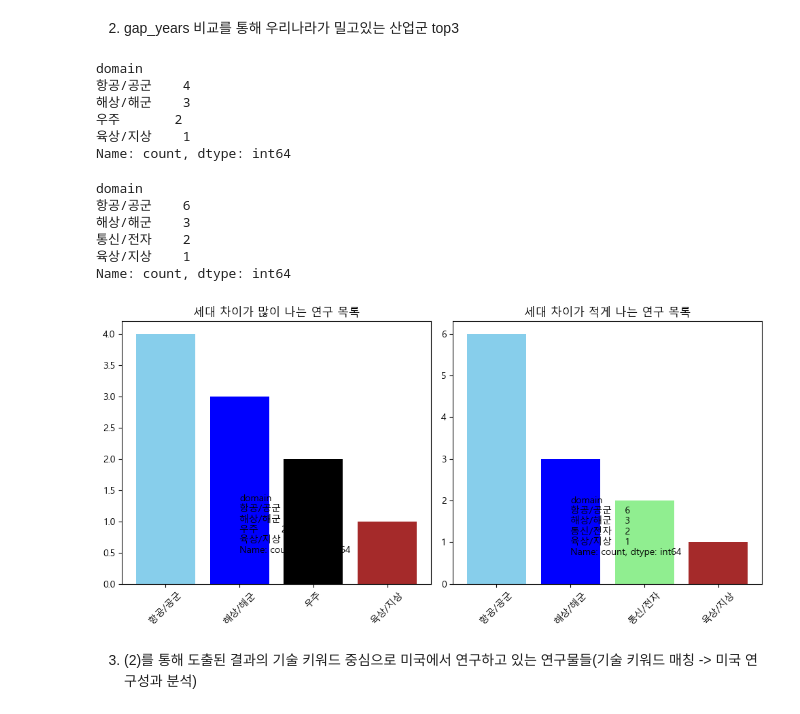
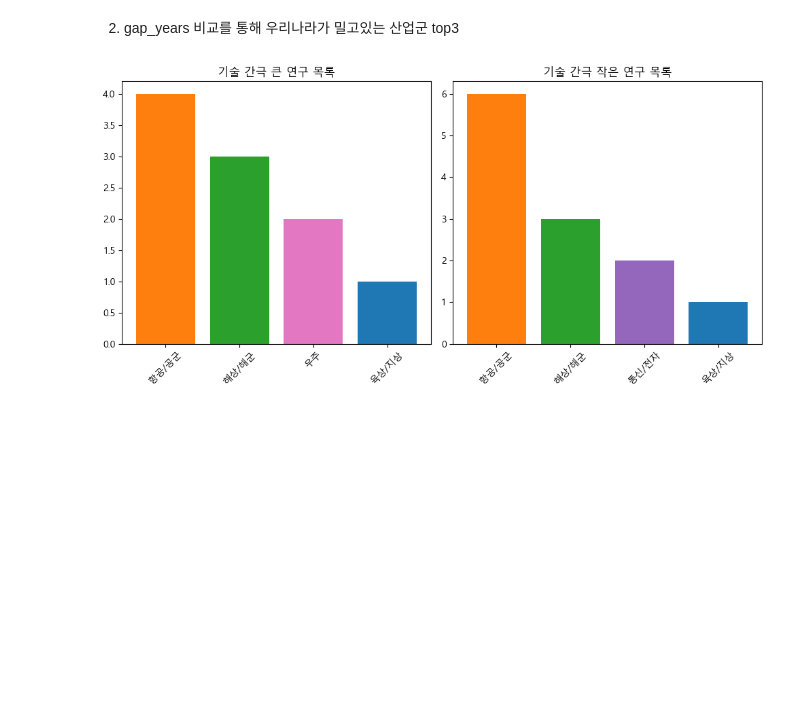
Before and after one commit to sooinp/Desktop, a Jupyter notebook: VSCode/크롤링프로젝트/판다스하기.ipynb, the cells around one changed output. Cells and saved outputs as stored; diff of their text form; code cells hidden in the pictures; blank space fills up the shorter version.

```diff
--- a/VSCode/크롤링프로젝트/판다스하기.ipynb
+++ b/VSCode/크롤링프로젝트/판다스하기.ipynb
@@ -359,0 +397,7 @@ Name: count, dtype: int64
+# %%
+df['kr_date'] = df['kr_date'].astype(str)
+df['us_date'] = df['us_date'].astype(str)
+df['kr_year'] = df['kr_date'].str.split('-').str[0]
+df['kr_month'] = df['kr_date'].str.split('-').str[1]
+df['us_year'] = df['us_date'].str.split('-').str[0]
+df['us_month'] = df['us_date'].str.split('-').str[1]
@@ -360,57 +534,37 @@ Name: count, dtype: int64
 # %% [markdown]
 2. gap_years 비교를 통해 우리나라가 밀고있는 산업군 top3
-# %%
-l
-# %% [output]
-domain
-항공/공군    4
-해상/해군    3
-우주       2
-육상/지상    1
-Name: count, dtype: int64
-# %%
-s
-# %% [output]
-domain
-항공/공군    6
-해상/해군    3
-통신/전자    2
-육상/지상    1
-Name: count, dtype: int64
 # %%
 lineup = df['gap_years'].sort_values(ascending = False)
 lineup2 = df['gap_years'].sort_values(ascending = True)
 long10 = lineup.head(10)
 short10 = lineup2.head(10)
 # print(df[df['gap_years'] == 52.5])
 # print(df[df['gap_years'] == 49.5])
 # print(df[df['gap_years'] == 47.5])
 
 lgaps = df[df['gap_years'].isin(long10)]
 sgaps = df[df['gap_years'].isin(short10)]
 
 l = lgaps['domain'].value_counts()
 s = sgaps['domain'].value_counts()
 
 plt.figure(figsize = (10, 5))
 
 plt.subplot(1, 2, 1)
 x = np.arange(len(l))
-plt.bar(x, l.values, color = ['skyblue', 'blue', 'black', 'brown'])
-plt.text(1.0, 0.5, l)
+plt.bar(x, l.values, color = ['#ff7f0e', '#2ca02c', '#e377c2', '#1f77b4'])
+# plt.text(1.0, 0.5, l)
 plt.xticks(x, l.index, rotation = 45)
-plt.title('세대 차이가 많이 나는 연구 목록')
+plt.title('기술 간극 큰 연구 목록')
 
 plt.subplot(1, 2, 2)
 x = np.arange(len(s))
-plt.bar(x, s.values, color = ['skyblue', 'blue', 'lightgreen', 'brown'])
-plt.text(1.0, 0.7, s)
+plt.bar(x, s.values, color = ['#ff7f0e', '#2ca02c', '#9467bd', '#1f77b4'])
+# plt.text(1.0, 0.7, s)
 plt.xticks(x, s.index, rotation = 45)
-plt.title('세대 차이가 적게 나는 연구 목록')
+plt.title('기술 간극 작은 연구 목록')
 
 plt.tight_layout()
 plt.show()
 # %% [output]
-[figure, old version]
+[figure, new version]
-# %% [markdown]
-3. (2)를 통해 도출된 결과의 기술 키워드 중심으로 미국에서 연구하고 있는 연구물들(기술 키워드 매칭 -> 미국 연구성과 분석)
```
Also changed, not shown: parts of 11 cells of this notebook, 41 other files.
